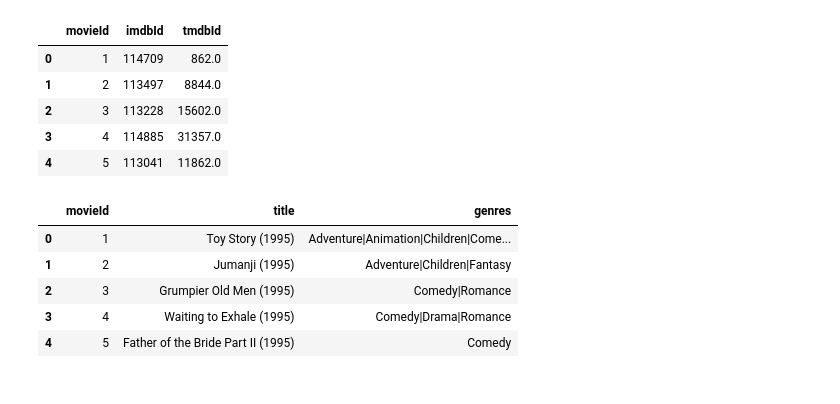
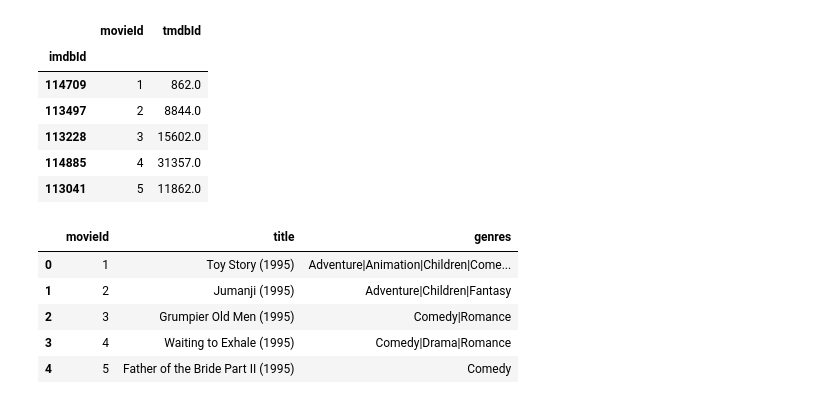
Before and after one commit to antony-wala/movie_recommendation_system, a Jupyter notebook: movie_recommendation_system/index.ipynb, the cells around one changed output. Cells and saved outputs as stored; diff of their text form; code cells hidden in the pictures.

```diff
--- a/movie_recommendation_system/index.ipynb
+++ b/movie_recommendation_system/index.ipynb
@@ -4,15 +4,16 @@ import numpy as np
 import matplotlib.pyplot as plt
 import seaborn as sns
 # %%
-links = pd.read_csv('links.csv')
+links = pd.read_csv('links.csv',index_col=1)
 links.head()
 # %% [output]
-|  | movieId | imdbId | tmdbId |
-| 0 | 1 | 114709 | 862.0 |
-| 1 | 2 | 113497 | 8844.0 |
-| 2 | 3 | 113228 | 15602.0 |
-| 3 | 4 | 114885 | 31357.0 |
-| 4 | 5 | 113041 | 11862.0 |
+|  | movieId | tmdbId |
+| imdbId |  |  |
+| 114709 | 1 | 862.0 |
+| 113497 | 2 | 8844.0 |
+| 113228 | 3 | 15602.0 |
+| 114885 | 4 | 31357.0 |
+| 113041 | 5 | 11862.0 |
 # %%
 movies = pd.read_csv('movies.csv')
 movies.head()
```
Also changed, not shown: parts of 68 cells of this notebook.
